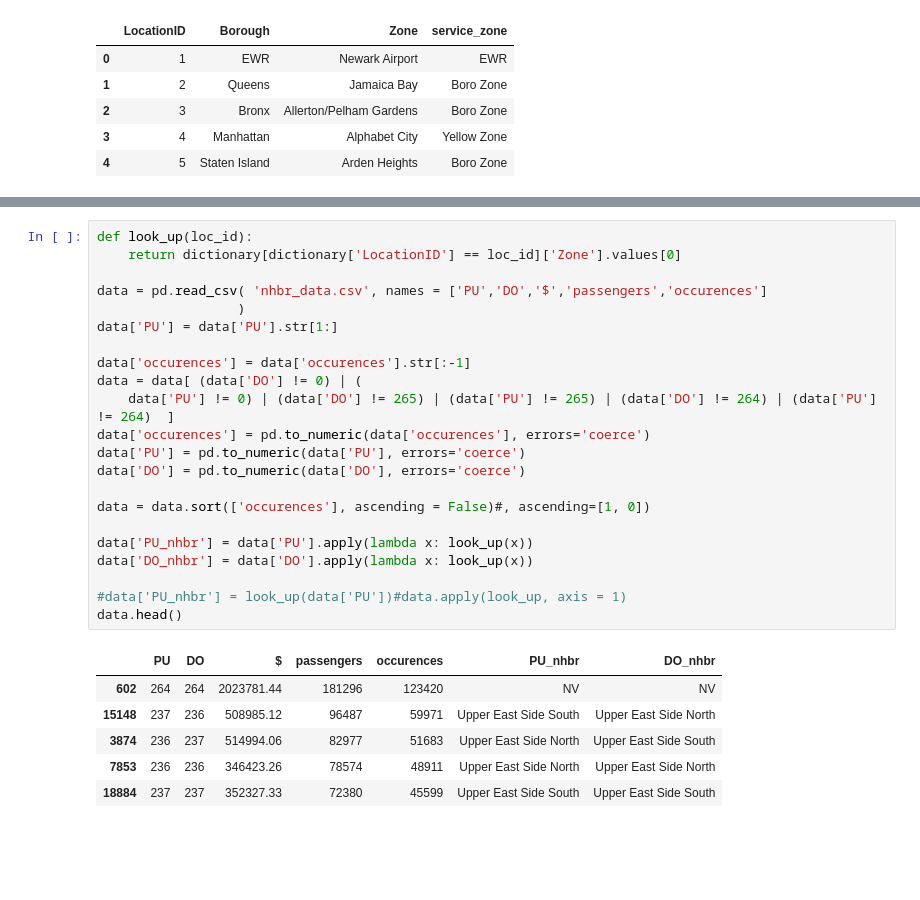
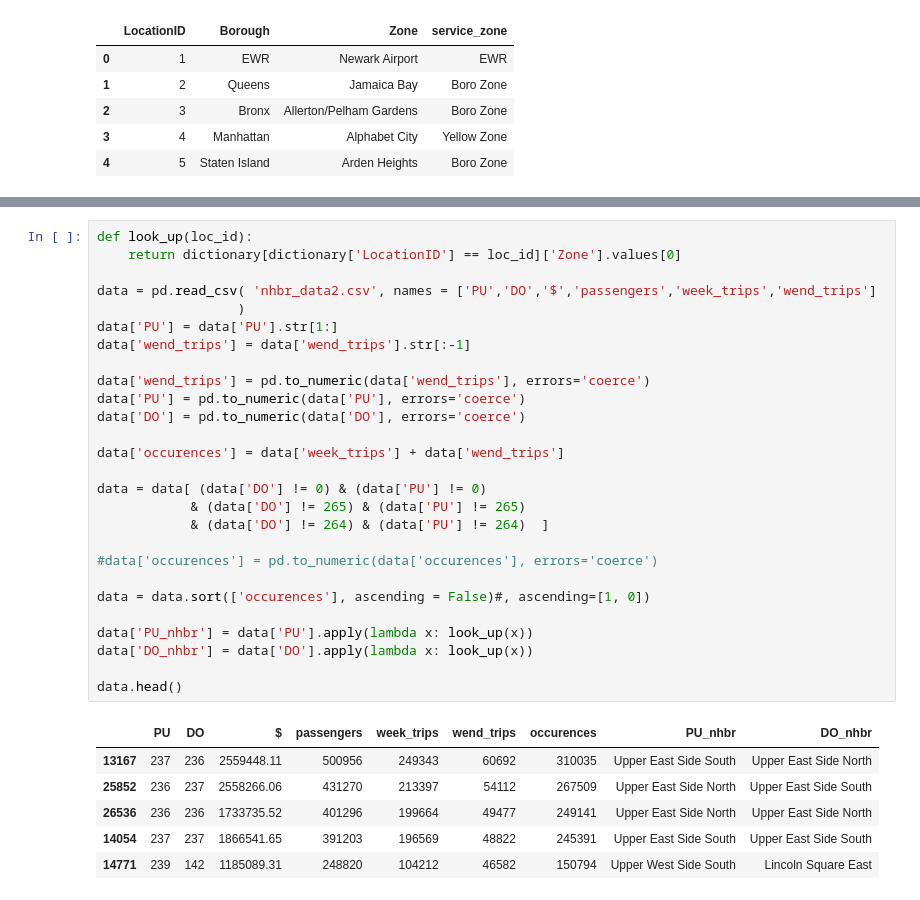
Before and after one commit to Shasha-Lin/Taxi_Uber_Usage, a Jupyter notebook: nhbr_heatmaps.ipynb, the cells around one changed output, grey strips where cells are left out. Drawn from its saved outputs; the diff is of its cells as text; blank space fills up the shorter version.

```diff
--- a/nhbr_heatmaps.ipynb
+++ b/nhbr_heatmaps.ipynb
@@ -18,29 +28,34 @@ dictionary.head()
 # %%
 def look_up(loc_id):
     return dictionary[dictionary['LocationID'] == loc_id]['Zone'].values[0]
 
-data = pd.read_csv( 'nhbr_data.csv', names = ['PU','DO','$','passengers','occurences']
+data = pd.read_csv( 'nhbr_data2.csv', names = ['PU','DO','$','passengers','week_trips','wend_trips']
                   )
 data['PU'] = data['PU'].str[1:]
+data['wend_trips'] = data['wend_trips'].str[:-1]
 
-data['occurences'] = data['occurences'].str[:-1]
-data = data[ (data['DO'] != 0) | (
-    data['PU'] != 0) | (data['DO'] != 265) | (data['PU'] != 265) | (data['DO'] != 264) | (data['PU'] != 264)  ]
-data['occurences'] = pd.to_numeric(data['occurences'], errors='coerce')
+data['wend_trips'] = pd.to_numeric(data['wend_trips'], errors='coerce')
 data['PU'] = pd.to_numeric(data['PU'], errors='coerce')
 data['DO'] = pd.to_numeric(data['DO'], errors='coerce')
+
+data['occurences'] = data['week_trips'] + data['wend_trips']
+
+data = data[ (data['DO'] != 0) & (data['PU'] != 0)
+            & (data['DO'] != 265) & (data['PU'] != 265)
+            & (data['DO'] != 264) & (data['PU'] != 264)  ]
+
+#data['occurences'] = pd.to_numeric(data['occurences'], errors='coerce')
 
 data = data.sort(['occurences'], ascending = False)#, ascending=[1, 0])
 
 data['PU_nhbr'] = data['PU'].apply(lambda x: look_up(x))
 data['DO_nhbr'] = data['DO'].apply(lambda x: look_up(x))
 
-#data['PU_nhbr'] = look_up(data['PU'])#data.apply(look_up, axis = 1)
 data.head()
 # %% [output]
-|  | PU | DO | $ | passengers | occurences | PU_nhbr | DO_nhbr |
-| 602 | 264 | 264 | 2023781.44 | 181296 | 123420 | NV | NV |
-| 15148 | 237 | 236 | 508985.12 | 96487 | 59971 | Upper East Side South | Upper East Side North |
-| 3874 | 236 | 237 | 514994.06 | 82977 | 51683 | Upper East Side North | Upper East Side South |
-| 7853 | 236 | 236 | 346423.26 | 78574 | 48911 | Upper East Side North | Upper East Side North |
-| 18884 | 237 | 237 | 352327.33 | 72380 | 45599 | Upper East Side South | Upper East Side South |
+|  | PU | DO | $ | passengers | week_trips | wend_trips | occurences | PU_nhbr | DO_nhbr |
+| 13167 | 237 | 236 | 2559448.11 | 500956 | 249343 | 60692 | 310035 | Upper East Side South | Upper East Side North |
+| 25852 | 236 | 237 | 2558266.06 | 431270 | 213397 | 54112 | 267509 | Upper East Side North | Upper East Side South |
+| 26536 | 236 | 236 | 1733735.52 | 401296 | 199664 | 49477 | 249141 | Upper East Side North | Upper East Side North |
+| 14054 | 237 | 237 | 1866541.65 | 391203 | 196569 | 48822 | 245391 | Upper East Side South | Upper East Side South |
+| 14771 | 239 | 142 | 1185089.31 | 248820 | 104212 | 46582 | 150794 | Upper West Side South | Lincoln Square East |
```
Also changed, not shown: parts of 9 cells of this notebook, 1 other file.
